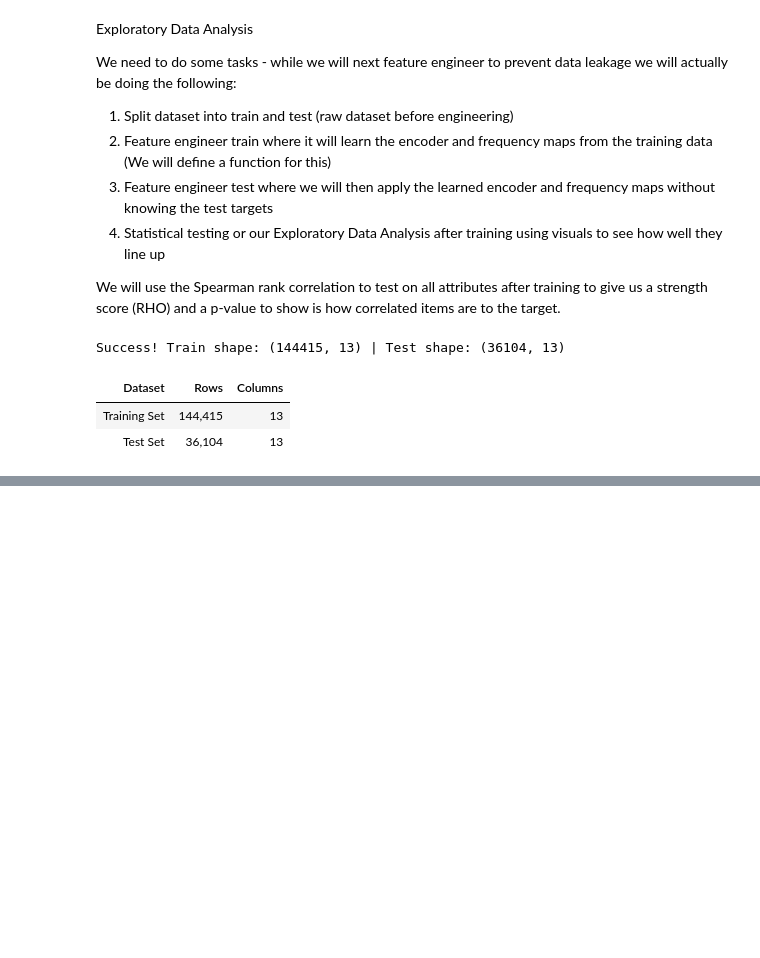
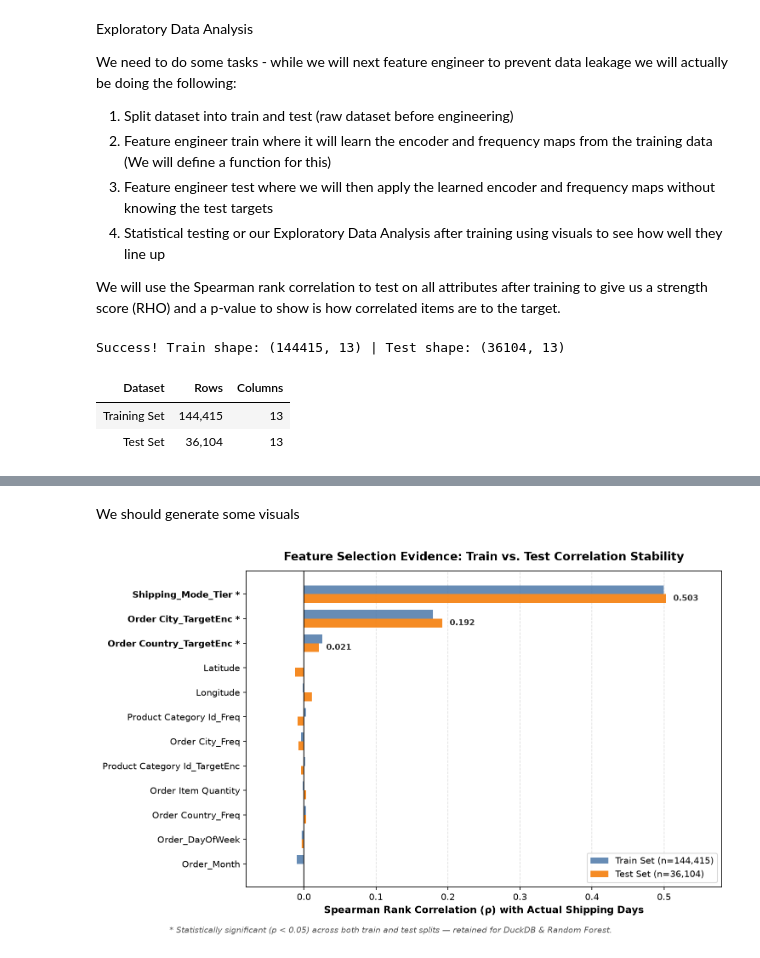
Before and after one commit to JSellinger/44688_80_Capstone, a Jupyter notebook: notebook.ipynb, the cells around one changed output, grey strips where cells are left out. Drawn from its saved outputs; the diff is of its cells as text; code cells hidden in the pictures; blank space fills up the shorter version.

```diff
--- a/notebook.ipynb
+++ b/notebook.ipynb
@@ -331,0 +385,55 @@ display(test_encoded.head(5))
+# %% [markdown]
+We should generate some visuals
+# %%
+import matplotlib.pyplot as plt
+import numpy as np
+
+# Sort ascending so the strongest feature sits at the top of the horizontal bar chart
+plot_df = stats_comparison.sort_values(by='Test_Corr', key=abs, ascending=True).copy()
+
+fig, ax = plt.subplots(figsize=(10, 6), dpi=150)
+
+y = np.arange(len(plot_df))
+height = 0.36
+
+# Plot Train vs. Test bars side by side
+bars_train = ax.barh(y + height/2, plot_df['Train_Corr'], height, label='Train Set (n=144,415)', color='#4C78A8', alpha=0.85)
+bars_test = ax.barh(y - height/2, plot_df['Test_Corr'], height, label='Test Set (n=36,104)', color='#F58518', alpha=0.95)
+
+# Add zero reference line and subtle grid
+ax.axvline(0, color='black', linewidth=0.9)
+ax.grid(axis='x', linestyle='--', alpha=0.4)
+ax.set_axisbelow(True)
+
+# Highlight statistically significant feature names in bold
+y_labels = [
+    f"{row['Feature']} *" if row['Significant_Both'] else row['Feature']
+    for _, row in plot_df.iterrows()
+]
+ax.set_yticks(y)
+ax.set_yticklabels(y_labels, fontsize=10)
+for tick_label, is_sig in zip(ax.get_yticklabels(), plot_df['Significant_Both']):
+    if is_sig:
+        tick_label.set_fontweight('bold')
+
+# Annotate exact test correlation values on the top 3 significant bars
+for bar, is_sig in zip(bars_test, plot_df['Significant_Both']):
+    if is_sig:
+        val = bar.get_width()
+        ax.text(val + 0.01, bar.get_y() + bar.get_height()/2, f"{val:.3f}",
+                va='center', ha='left', fontsize=9, fontweight='bold', color='#333333')
+
+ax.set_xlabel('Spearman Rank Correlation (ρ) with Actual Shipping Days', fontsize=11, fontweight='bold')
+ax.set_title('Feature Selection Evidence: Train vs. Test Correlation Stability', fontsize=13, fontweight='bold', pad=12)
+ax.set_xlim(-0.08, 0.58)
+ax.legend(loc='lower right', frameon=True)
+
+# Footnote explaining the asterisk
+fig.text(0.12, -0.02, '* Statistically significant (p < 0.05) across both train and test splits — retained for DuckDB & Random Forest.',
+         fontsize=9, style='italic', color='#555555')
+
+plt.tight_layout()
+plt.savefig('feature_selection_chart.png', bbox_inches='tight', dpi=300)
+plt.show()
+# %% [output]
+[figure, added]
```
Also changed, not shown: parts of 2 cells of this notebook, 4 other files.
